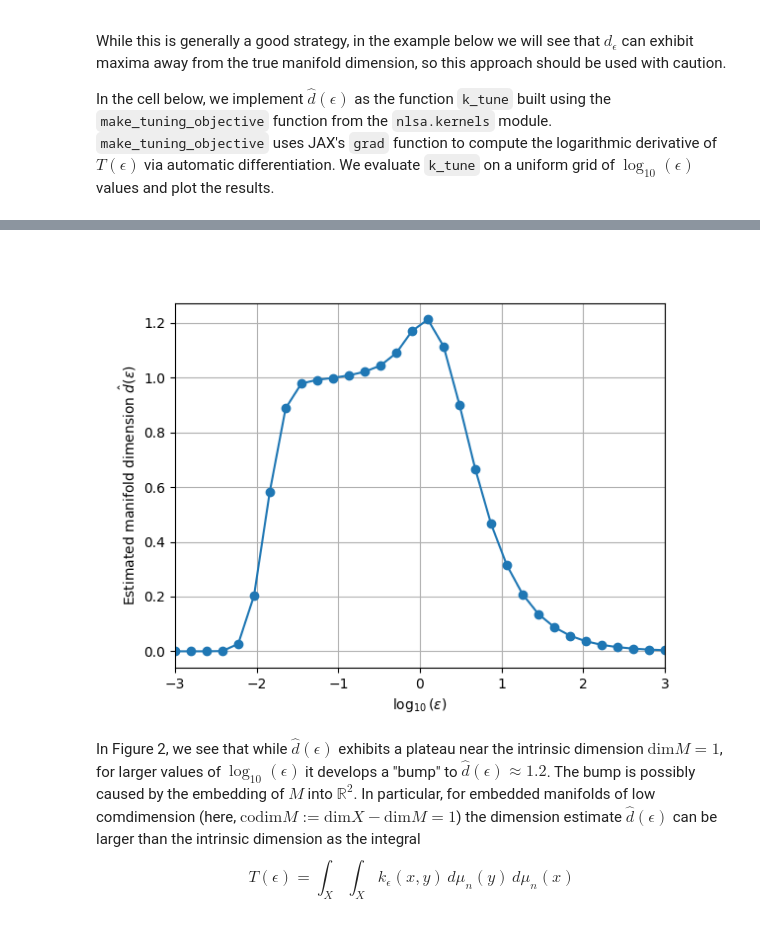
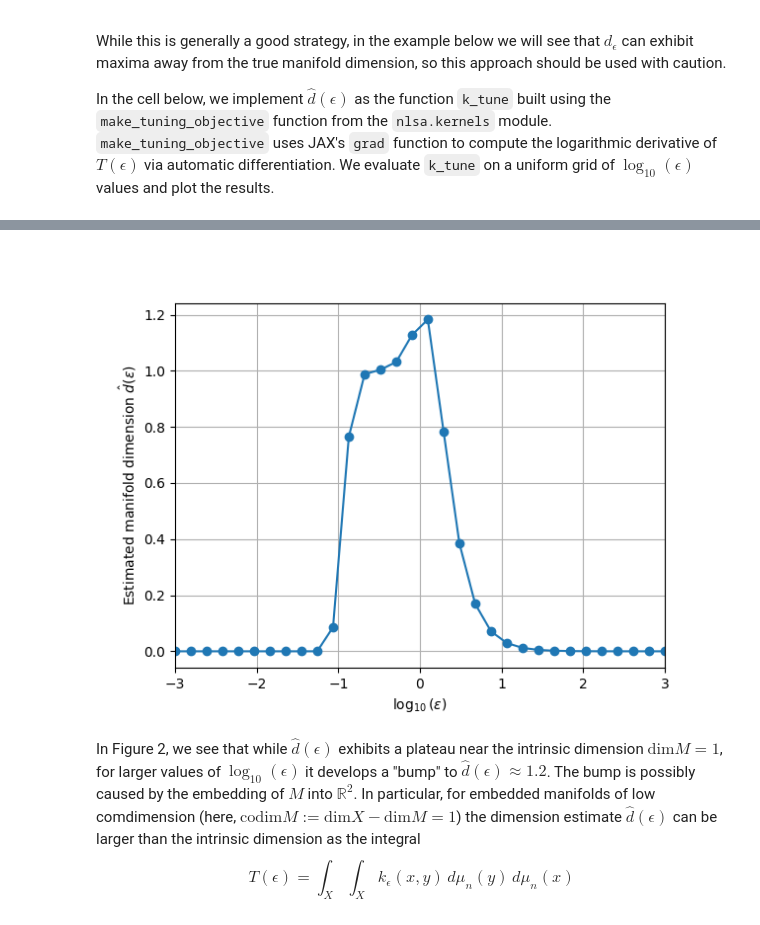
Before and after one commit to dg227/NLSA, a Jupyter notebook: Python/examples/diffusion_maps_jax.ipynb, the cells around one changed output, grey strips where cells are left out. Saved outputs shown, nothing was run; the diff lists cells and outputs as text; code cells hidden in the pictures.

```diff
--- a/Python/examples/diffusion_maps_jax.ipynb
+++ b/Python/examples/diffusion_maps_jax.ipynb
@@ -182,20 +207,22 @@ In the cell below, we implement $\hat d(\epsilon)$ as the function `k_tune` buil
 n_bandwidth: int = 32
 log10_bandwidth_lims: tuple[float, float] = (-3., 3.)
 
-start_time = time.perf_counter()
+sqdist = sqeuclidean
 log10_bandwidths = jnp.linspace(log10_bandwidth_lims[0],
                                 log10_bandwidth_lims[1], n_bandwidth)
 scl = ScalarField(dtype=dtype)
 shape_func = partial(make_exponential_rbf, scl)
 
 def k_func(epsilon: R) -> Callable[[X, X], R]:
-    return  compose(shape_func(epsilon), sqeuclidean)
+    return  compose(shape_func(epsilon), sqdist)
 
 k_tune = jit(make_tuning_objective(ell2, k_func, grad))
-est_dims = jnp.array([2.*k_tune(epsilon) for epsilon in log10_bandwidths])
+start_time = time.perf_counter()
+est_dims = jnp.array([k_tune(epsilon) for epsilon in log10_bandwidths])
 i_opt = jnp.argmax(est_dims)
 bandwidth = 10. ** log10_bandwidths[i_opt]
 end_time = time.perf_counter()
+
 print(f"Kernel tuning took {end_time - start_time:.3e} s")
 print(f"Optimal bandwidth index: {i_opt}")
 print(f"Optimal bandwidth: {bandwidth:.3e}")
@@ -208,16 +235,16 @@ Estimated dimension: 1.213e+00
 # %%
 i_fig = 2
 if plt.fignum_exists(i_fig):
     plt.close(i_fig)
 
 fig2, ax2 = plt.subplots(num=i_fig)
 ax2.plot(log10_bandwidths, est_dims, 'o-')
 ax2.set_xlim(log10_bandwidth_lims)
 ax2.grid()
-ax2.set_xlabel('$\log_{10}(\epsilon)$')
-ax2.set_ylabel('Estimated manifold dimension $\hat d(\epsilon)$');
+ax2.set_xlabel(r'$\log_{10}(\epsilon)$')
+ax2.set_ylabel(r'Estimated manifold dimension $\hat d(\epsilon)$');
 # %% [output]
-[figure, old version]
+[figure, new version]
 # %% [markdown]
 In Figure 2, we see that while $\hat d(\epsilon)$ exhibits a plateau near the intrinsic dimension $\mathrm{dim} M = 1$, for larger values of $\log_{10}(\epsilon)$ it develops a "bump" to $\hat d(\epsilon) \approx 1.2$. The bump is possibly caused by the embedding of $M$ into $\mathbb R^2$. In particular, for embedded manifolds of low comdimension (here, $\mathrm{codim} M := \mathrm{dim} X - \mathrm{dim} M = 1$) the dimension estimate $\hat d(\epsilon)$ can be larger than the intrinsic dimension as the integral
 $$
```
Also changed, not shown: parts of 16 cells of this notebook.
